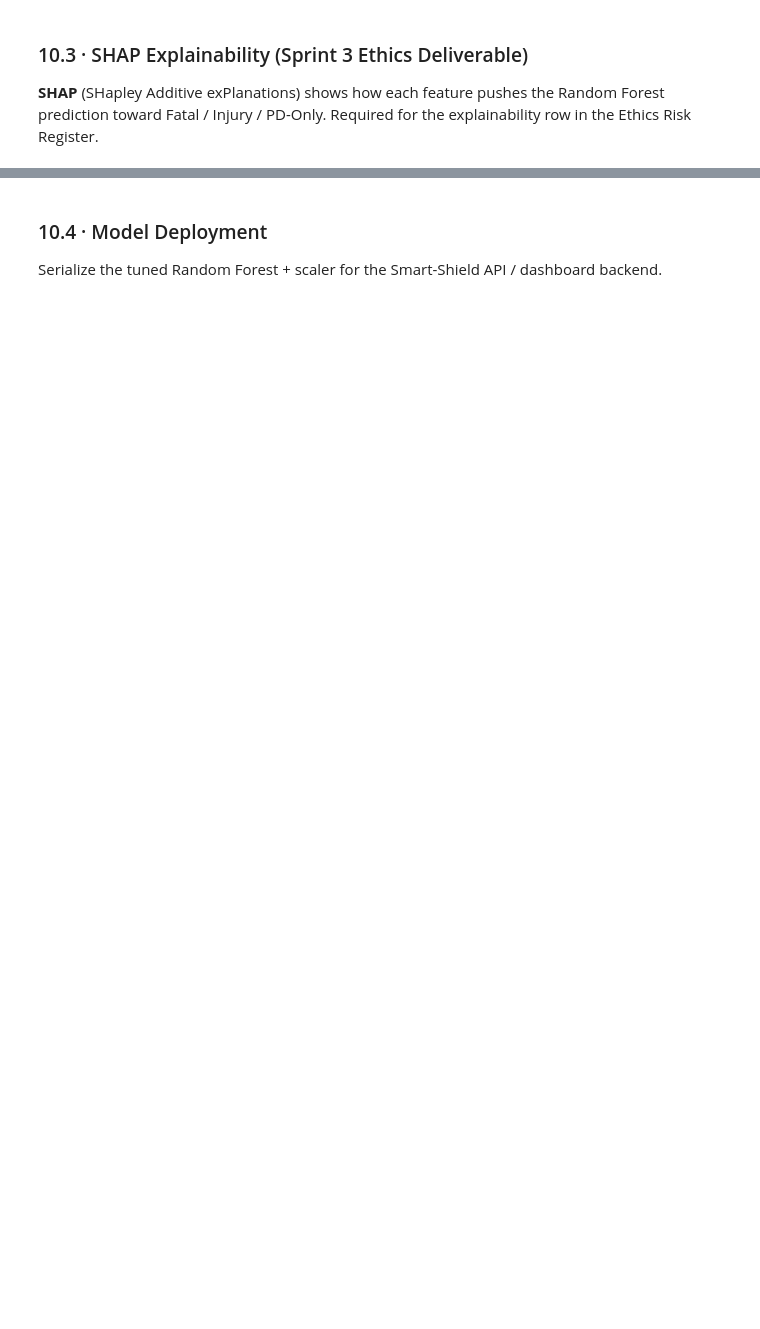
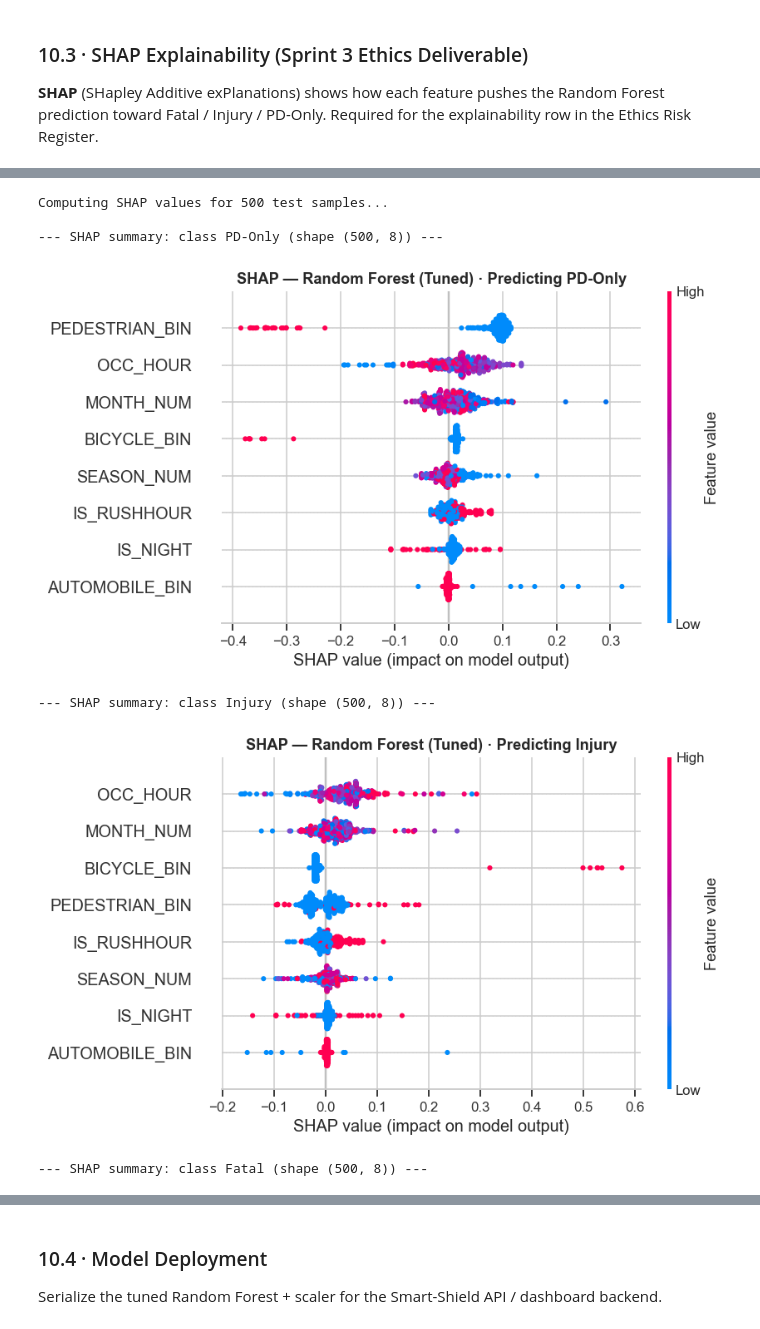
Before and after one commit to afolabi-adesina-m/Smart-Shield-AI, a Jupyter notebook: notebooks/capstone_with_results.ipynb, the cells around one changed output, grey strips where cells are left out. Saved outputs shown, nothing was run; the diff lists cells and outputs as text; code cells hidden in the pictures; blank space fills up the shorter version.

```diff
--- a/notebooks/capstone_with_results.ipynb
+++ b/notebooks/capstone_with_results.ipynb
@@ -935,17 +1789,18 @@ plt.show()
 # %%
-# ── Excess casualties above average (replicating Paper 2 headline stats) ──────
+# ── Excess casualties above average (Paper 2 headline stats on merged data) ─
 overall_mean = dft_stats["number_of_casualties"].mean()
-print(f"Overall mean casualties per collision: {overall_mean:.4f}\n")
+print(f"Overall mean casualties per collision (SDOT+DfT): {overall_mean:.4f}\n")
 
+# Filter by harmonised text labels (works for both SDOT and DfT rows)
 hazards = {
-    "Snow/Slush (road)":      dft_stats[dft_stats["road_surface_conditions"]==3]["number_of_casualties"].mean(),
-    "Ice/Frost (road)":       dft_stats[dft_stats["road_surface_conditions"]==4]["number_of_casualties"].mean(),
-    "Flood/Standing Water":   dft_stats[dft_stats["road_surface_conditions"]==5]["number_of_casualties"].mean(),
-    "Snowing (weather)":      dft_stats[dft_stats["weather_conditions"]==3]["number_of_casualties"].mean(),
-    "Snowing+Wind (weather)": dft_stats[dft_stats["weather_conditions"]==6]["number_of_casualties"].mean(),
-    "Fog/Mist (weather)":     dft_stats[dft_stats["weather_conditions"]==7]["number_of_casualties"].mean(),
-    "Darkness-No Lighting":   dft_stats[dft_stats["light_conditions"]==4]["number_of_casualties"].mean(),
-    "Dusk":                   dft_stats[dft_stats["light_conditions"]==5]["number_of_casualties"].mean(),
+    "Snow/Slush (road)":      dft_stats[dft_stats["rsc_label"] == "Snow/Slush"]["number_of_casualties"].mean(),
+    "Ice/Frost (road)":       dft_stats[dft_stats["rsc_label"] == "Ice/Frost"]["number_of_casualties"].mean(),
+    "Flood/Standing Water":   dft_stats[dft_stats["rsc_label"] == "Flood/Standing Water"]["number_of_casualties"].mean(),
+    "Snowing (weather)":      dft_stats[dft_stats["weather_label"] == "Snowing"]["number_of_casualties"].mean(),
+    "Snowing+Wind (weather)": dft_stats[dft_stats["weather_label"] == "Snowing+Wind"]["number_of_casualties"].mean(),
+    "Fog/Mist (weather)":     dft_stats[dft_stats["weather_label"] == "Fog/Mist"]["number_of_casualties"].mean(),
+    "Darkness-No Lighting":   dft_stats[dft_stats["light_label"] == "Darkness-NoLight"]["number_of_casualties"].mean(),
+    "Dusk":                   dft_stats[dft_stats["light_label"] == "Dusk"]["number_of_casualties"].mean(),
 }
 
 print(f"{'Condition':<30} {'Mean':>8}  {'Excess':>10}   Paper 2 ref")
@@ -958,6 +1813,6 @@ for name, val in sorted(hazards.items(), key=lambda x: -x[1]):
     print(f"{name:<30} {val:>8.4f}  {excess:>+10.2f}%   {ref}")
 
 print()
-print("Paper 2 benchmarks (SDOT+DfT combined):")
+print("Paper 2 benchmarks (SDOT+DfT combined — Section 2.2 merge):")
 print("  Snowy surface +10.75%  |  Standing water +10.44%  |  Dusk +13.01%")
 # %% [output]
@@ -2617,7 +4026,7 @@ except ImportError:
     import shap
 
 if "best_estimators" not in globals() or not best_estimators:
-    raise RuntimeError("Run Section 8.3 GridSearchCV first (cell ~51).")
+    raise RuntimeError("Run Section 7.3 GridSearchCV first (cell ~51).")
 
 rf_model = best_estimators["Random Forest (Tuned)"]
 feat_names = available if "available" in globals() else [f"f{i}" for i in range(X_test_sc.shape[1])]
@@ -2627,7 +4036,6 @@ rng = np.random.default_rng(42)
 idx = rng.choice(len(X_test_sc), SHAP_SAMPLE, replace=False)
 X_shap = X_test_sc[idx]
 n_feat = X_shap.shape[1]
-
 
 def _shap_for_class(shap_values, cls_idx: int, n_features: int) -> np.ndarray:
     """Align SHAP matrix to X columns (handles list/3D output + offset column)."""
@@ -2642,31 +4050,38 @@ def _shap_for_class(shap_values, cls_idx: int, n_features: int) -> np.ndarray:
         sv = sv[:, :-1]  # drop constant offset column (newer SHAP)
     if sv.ndim == 2 and sv.shape[1] > n_features:
         sv = sv[:, :n_features]
     return sv
-
 
 print(f"Computing SHAP values for {SHAP_SAMPLE} test samples...")
 explainer = shap.TreeExplainer(rf_model)
 shap_values = explainer.shap_values(X_shap)
 
 class_names = ["PD-Only", "Injury", "Fatal"]
 for cls_idx, cls_name in enumerate(class_names):
     sv = _shap_for_class(shap_values, cls_idx, n_feat)
     print(f"\n--- SHAP summary: class {cls_name} (shape {sv.shape}) ---")
     shap.summary_plot(
         sv, X_shap, feature_names=feat_names,
         show=False, max_display=len(feat_names),
     )
     plt.title(f"SHAP — Random Forest (Tuned) · Predicting {cls_name}", fontweight="bold")
     plt.tight_layout()
     plt.show()
 
 fatal_sv = _shap_for_class(shap_values, 2, n_feat)
 fatal_shap = np.abs(fatal_sv).mean(axis=0)
 fi_shap = pd.Series(fatal_shap, index=feat_names[: len(fatal_shap)]).sort_values(ascending=True)
 fig, ax = plt.subplots(figsize=(8, 4))
 fi_shap.plot(kind="barh", ax=ax, color="#C73E1D")
 ax.set_title("Mean |SHAP| for Fatal class — Feature Impact", fontweight="bold")
 ax.set_xlabel("Mean absolute SHAP value")
 plt.tight_layout()
 plt.show()
+# %% [output]
+Computing SHAP values for 500 test samples...
+
+--- SHAP summary: class PD-Only (shape (500, 8)) ---
+[figure, added]
+--- SHAP summary: class Injury (shape (500, 8)) ---
+[figure, added]
+--- SHAP summary: class Fatal (shape (500, 8)) ---
```
Also changed, not shown: parts of 206 cells of this notebook, 23 other files.
